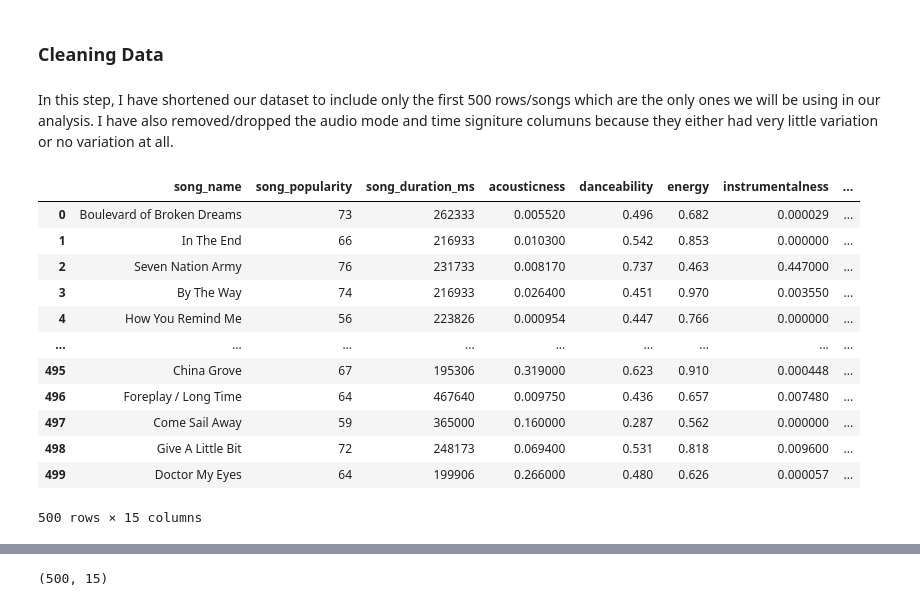
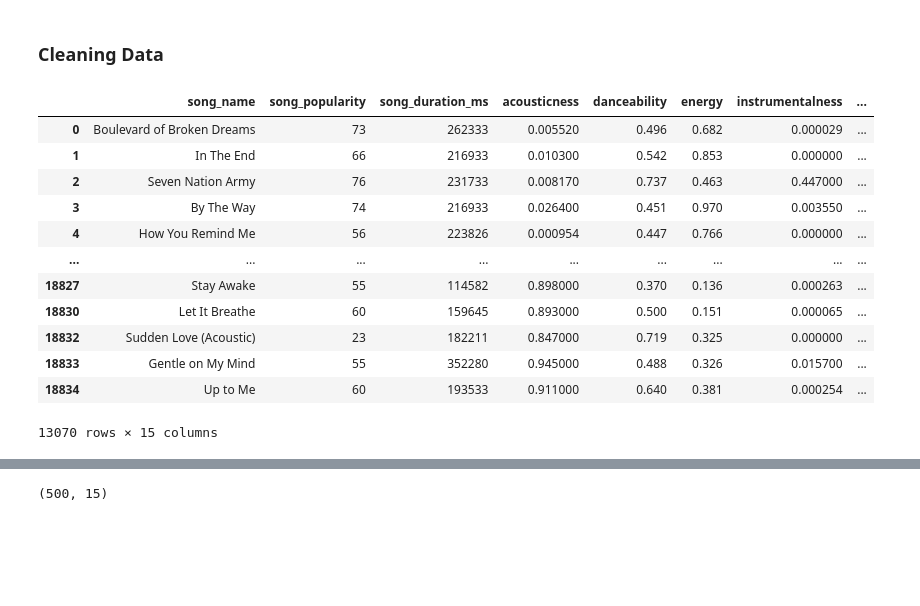
Before and after one commit to ubco-W2022T2-data301/project-group-group48, a Jupyter notebook: analysis/analysis pipeline/Person 3.ipynb, the cells around one changed output, grey strips where cells are left out. Drawn from its saved outputs; the diff is of its cells as text; code cells hidden in the pictures; blank space fills up the shorter version.

Commit message:
changes to analysis

```diff
--- a/analysis/analysis pipeline/Person 3.ipynb
+++ b/analysis/analysis pipeline/Person 3.ipynb
@@ -4,7 +6,7 @@ import pandas as pd
 # %% [markdown]
 ### Loading Data
 # %%
-songdata = pd.read_csv("../data/raw/song_data.csv.zip")
+songdata = pd.read_csv("../../data/raw/song_data.csv.zip")
 songdata
 # %% [output]
 |  | song_name | song_popularity | song_duration_ms | acousticness | danceability | energy | instrumentalness | ... |
@@ -22,22 +24,20 @@ songdata
 18835 rows × 15 columns
 # %% [markdown]
 ### Cleaning Data
-# %% [markdown]
-In this step, I have shortened our dataset to include only the first 500 rows/songs which are the only ones we will be using in our analysis. I have also removed/dropped the audio mode and time signiture columuns because they either had very little variation or no variation at all.
 # %%
-songdata= songdata.loc [0:499]
+songdata= songdata.drop_duplicates(subset= 'song_name')
 songdata
 # %% [output]
 |  | song_name | song_popularity | song_duration_ms | acousticness | danceability | energy | instrumentalness | ... |
 | 0 | Boulevard of Broken Dreams | 73 | 262333 | 0.005520 | 0.496 | 0.682 | 0.000029 | ... |
 | 1 | In The End | 66 | 216933 | 0.010300 | 0.542 | 0.853 | 0.000000 | ... |
 | 2 | Seven Nation Army | 76 | 231733 | 0.008170 | 0.737 | 0.463 | 0.447000 | ... |
 | 3 | By The Way | 74 | 216933 | 0.026400 | 0.451 | 0.970 | 0.003550 | ... |
 | 4 | How You Remind Me | 56 | 223826 | 0.000954 | 0.447 | 0.766 | 0.000000 | ... |
 | ... | ... | ... | ... | ... | ... | ... | ... | ... |
-| 495 | China Grove | 67 | 195306 | 0.319000 | 0.623 | 0.910 | 0.000448 | ... |
-| 496 | Foreplay / Long Time | 64 | 467640 | 0.009750 | 0.436 | 0.657 | 0.007480 | ... |
-| 497 | Come Sail Away | 59 | 365000 | 0.160000 | 0.287 | 0.562 | 0.000000 | ... |
-| 498 | Give A Little Bit | 72 | 248173 | 0.069400 | 0.531 | 0.818 | 0.009600 | ... |
-| 499 | Doctor My Eyes | 64 | 199906 | 0.266000 | 0.480 | 0.626 | 0.000057 | ... |
+| 18827 | Stay Awake | 55 | 114582 | 0.898000 | 0.370 | 0.136 | 0.000263 | ... |
+| 18830 | Let It Breathe | 60 | 159645 | 0.893000 | 0.500 | 0.151 | 0.000065 | ... |
+| 18832 | Sudden Love (Acoustic) | 23 | 182211 | 0.847000 | 0.719 | 0.325 | 0.000000 | ... |
+| 18833 | Gentle on My Mind | 55 | 352280 | 0.945000 | 0.488 | 0.326 | 0.015700 | ... |
+| 18834 | Up to Me | 60 | 193533 | 0.911000 | 0.640 | 0.381 | 0.000254 | ... |
-500 rows × 15 columns
+13070 rows × 15 columns
```
Also changed, not shown: parts of 27 cells of this notebook, 3 other files.
